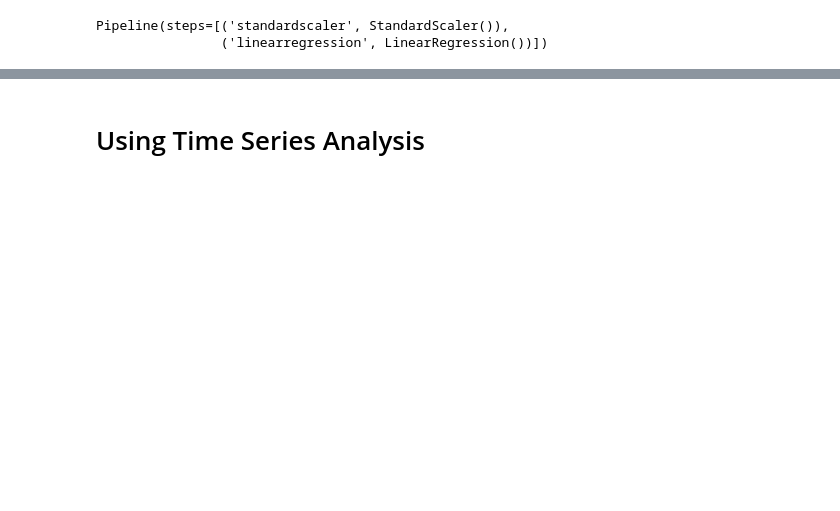
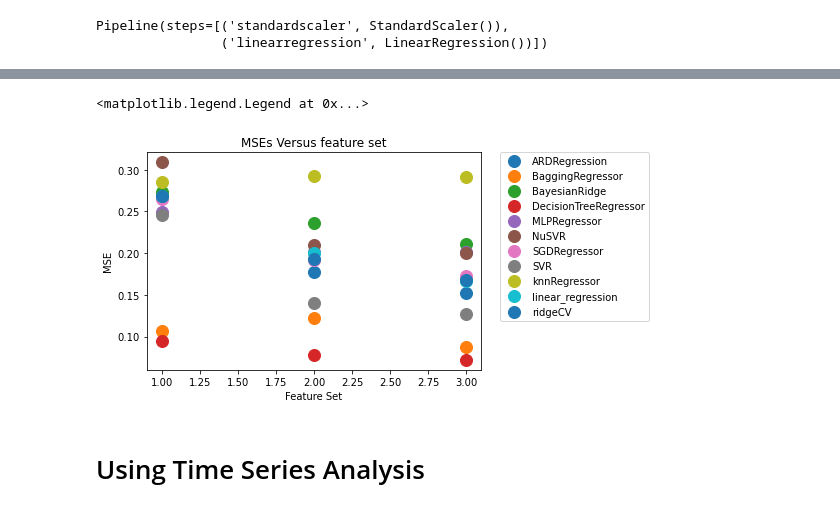
Before and after one commit to rgoding2004/W207-Project, a Jupyter notebook: NFT.ipynb, the cells around one changed output, grey strips where cells are left out. Cells and saved outputs as stored; diff of their text form; code cells hidden in the pictures; blank space fills up the shorter version.

```diff
--- a/NFT.ipynb
+++ b/NFT.ipynb
@@ -736,3 +847,19 @@ R2 score: 0.64
+# %%
+# Visualize MSEs for each feature set.
+groups = feature_sets_results_df.groupby('model_name')
+for name, group in groups:
+    plt.plot(group['feature_set'], group['mse'], marker='o', linestyle='', markersize=12, label=name)
+
+
+
+plt.title('MSEs Versus feature set')
+plt.xlabel('Feature Set')
+plt.ylabel('MSE')
+
+plt.legend(bbox_to_anchor= (1.5, 1), loc='upper right', borderaxespad=0)
+# %% [output]
+<matplotlib.legend.Legend at 0x...>
+[figure, added]
 # %% [markdown]
 # Using Time Series Analysis
 # %%
```
Also changed, not shown: parts of 44 cells of this notebook.
